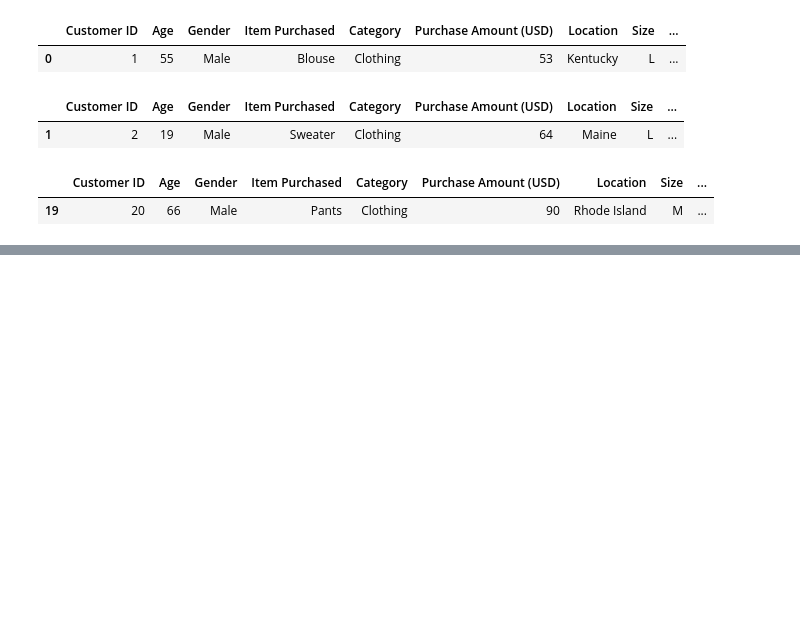
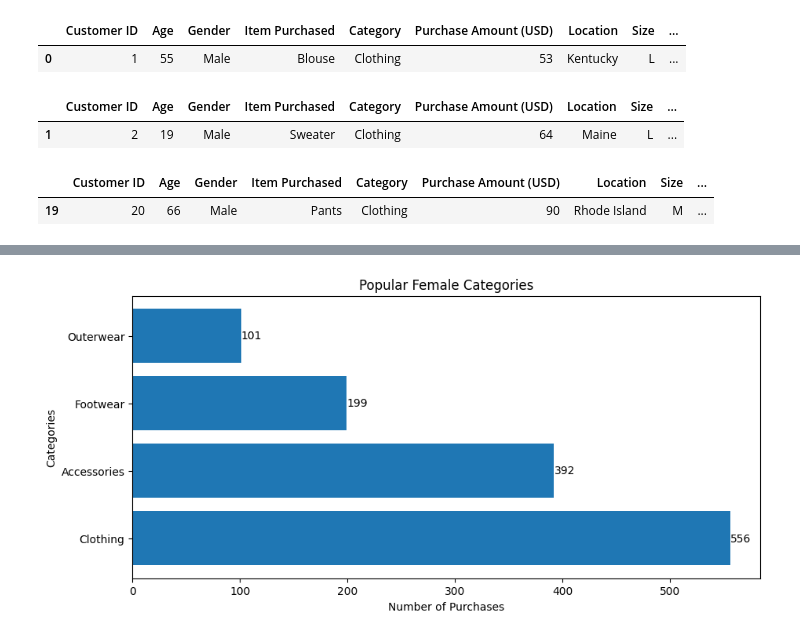
Before and after one commit to nhlokomomhlophe/ConsumerBehaviour, a Jupyter notebook: ConsumerBehaviour.ipynb, the cells around one changed output, grey strips where cells are left out. Saved outputs shown, nothing was run; the diff lists cells and outputs as text; code cells hidden in the pictures; blank space fills up the shorter version.

```diff
--- a/ConsumerBehaviour.ipynb
+++ b/ConsumerBehaviour.ipynb
@@ -53,0 +84,14 @@ This is a bit odd that the data is not available as it does show that a customer
+# %%
+female_customers = shop_behavior_df[shop_behavior_df['Gender'] == 'Female']
+female_categories = female_customers['Category']
+purchases = female_categories.value_counts()
+plt.axes((0.5,0.5,1.25,0.75))
+plt.xlabel("Number of Purchases")
+plt.ylabel("Categories")
+plt.title("Popular Female Categories")
+pop_categories = plt.barh(purchases.index,purchases.values)
+plt.bar_label(pop_categories)
+
+plt.show()
+# %% [output]
+[figure, added]
```
Also changed, not shown: parts of 5 cells of this notebook.
